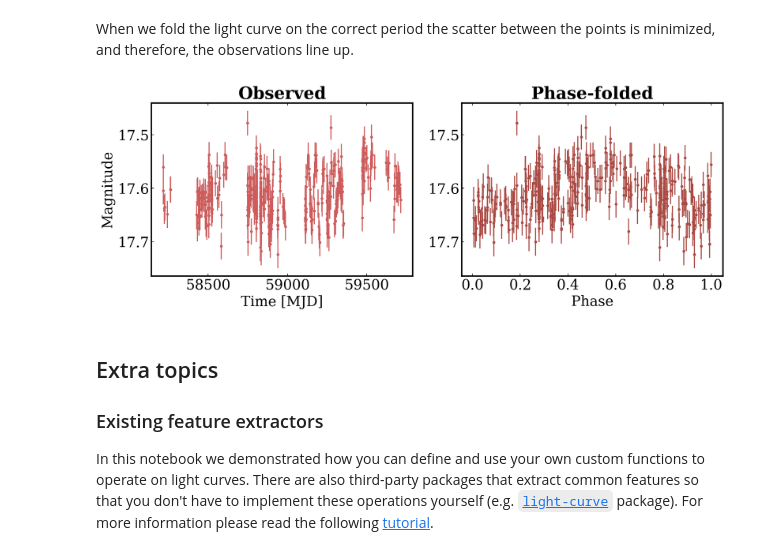
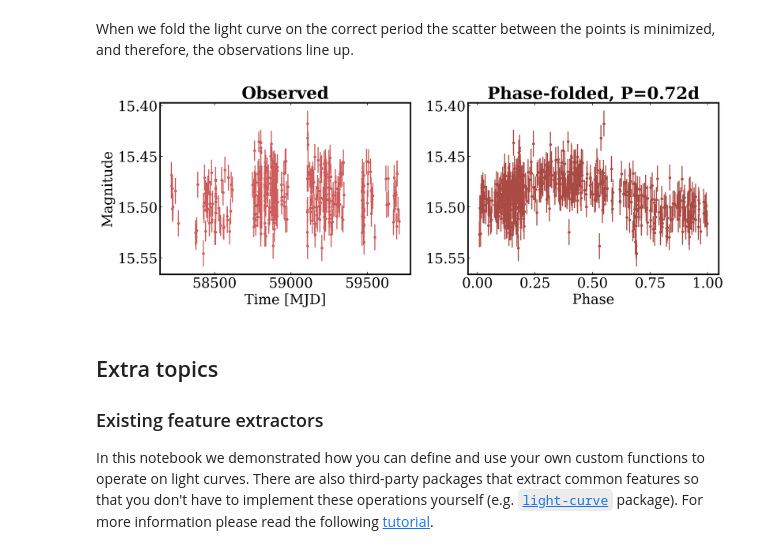
Before and after one commit to lincc-frameworks/LSDB-HATS-Midpoint-Review, a Jupyter notebook: Notebook_2_Basic_Time_Domain.ipynb, the cells around one changed output. Drawn from its saved outputs; the diff is of its cells as text; code cells hidden in the pictures.

```diff
--- a/Notebook_2_Basic_Time_Domain.ipynb
+++ b/Notebook_2_Basic_Time_Domain.ipynb
@@ -247,6 +252,7 @@ features = r_band.reduce(
     "sources.mag",
     "sources.magerr",
     meta={name: np.float32 for name in extractor.names},
+    append_columns=True,
 )
 features
 # %% [output]
@@ -335,8 +341,6 @@ top5
 # %%
 # Select a light curve with high SNR
-object_id = top5.index[0] # _healpix_29 index
-best_period = top5['period_0'][object_id]  	 	 	    	 # (in days) best period from the above table
-
-# Compute the light curve magnitudes
-lc_object = r_band.query(f"_healpix_29 == {object_id}")
-lc = lc_object["sources"].compute().iloc[0]
+i = 4
+best_period = top5['period_0'].iloc[i]  # (in days) best period from the above table
+lc = top5['sources'].iloc[i]
+lc
@@ -345,31 +363,31 @@ When we fold the light curve on the correct period the scatter between the point
 # %%
 fig, ax = plt.subplots(1, 2, figsize=(13, 5))
 
 ax[0].errorbar(
     lc["mjd"],
     lc["mag"],
     yerr=lc["magerr"],
     fmt='.',
     color='indianred'
 )
 
 ax[1].errorbar((lc["mjd"].to_numpy()%best_period)/best_period, lc["mag"],
                 yerr=lc["magerr"], fmt='.', color='#AA4A44')
 ax[1].set_xlabel('Phase')
 ax[0].set_xlabel('Time [MJD]')
 ax[1].tick_params(axis='x', which='both', bottom=True, top=True, direction='in')
 ax[0].tick_params(axis='x', which='both', bottom=True, top=True, direction='in')
 ax[1].tick_params(axis='y', which='both', bottom=True, top=True, direction='in')
 ax[0].tick_params(axis='y', which='both', bottom=True, top=True, direction='in')
 ax[0].set_ylabel('Magnitude')
 ax[0].invert_yaxis()
 ax[1].invert_yaxis()
 ax[0].set_title("Observed", weight='bold')
-ax[1].set_title("Phase-folded", weight='bold')
+ax[1].set_title(f"Phase-folded, P={best_period:.2f}d", weight='bold')
 
 plt.tight_layout()
 # %% [output]
-[figure, old version]
+[figure, new version]
 # %% [markdown]
 ## Extra topics
 
```
Also changed, not shown: parts of 11 cells of this notebook.
